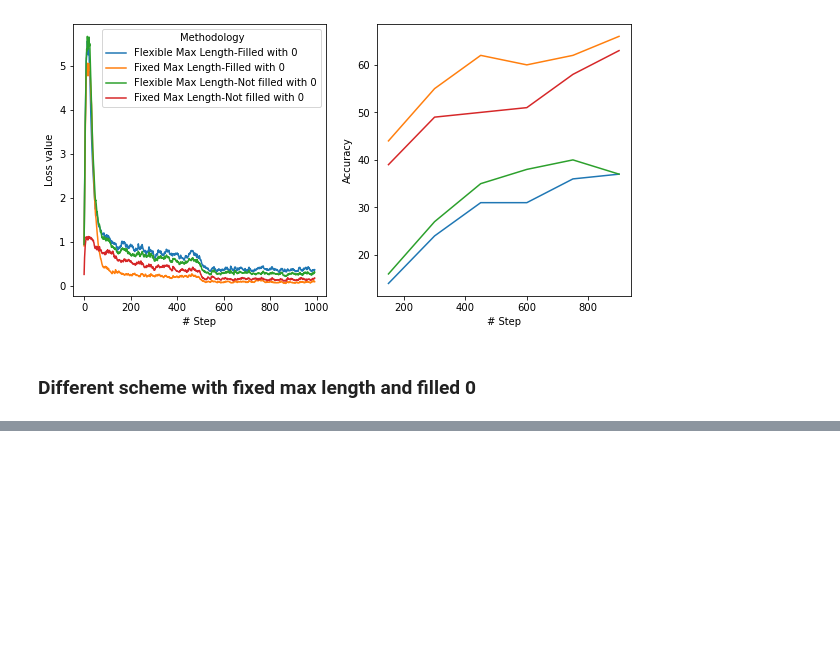
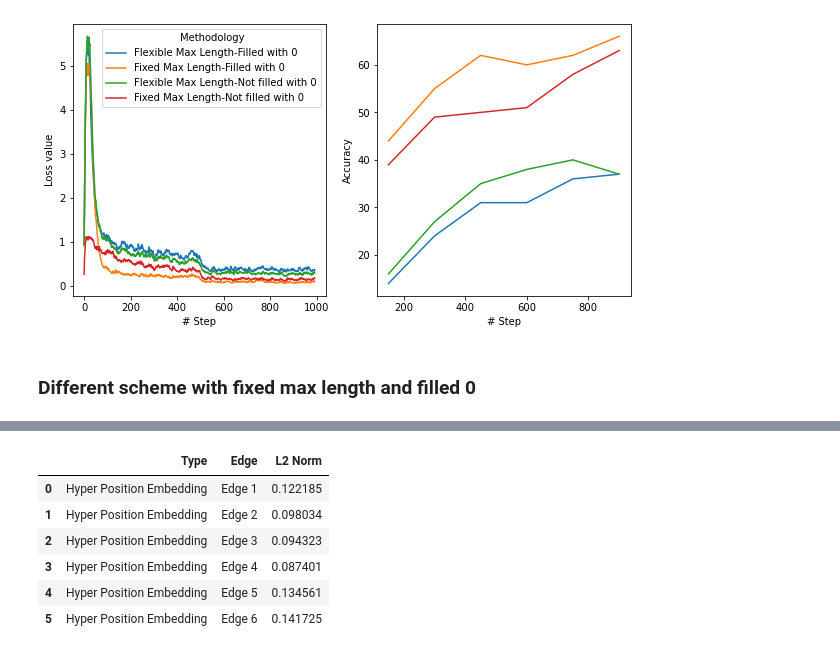
Before and after one commit to huynhducloi00/label-words-are-anchors, a Jupyter notebook: verify_unifiedqa/google-t5/plot_options.ipynb, the cells around one changed output, grey strips where cells are left out. Drawn from its saved outputs; the diff is of its cells as text; code cells hidden in the pictures; blank space fills up the shorter version.

```diff
--- a/verify_unifiedqa/google-t5/plot_options.ipynb
+++ b/verify_unifiedqa/google-t5/plot_options.ipynb
@@ -62,0 +104,10 @@ ax[1].legend().remove()
+# %%
+df_norm
+# %% [output]
+|  | Type | Edge | L2 Norm |
+| 0 | Hyper Position Embedding | Edge 1 | 0.122185 |
+| 1 | Hyper Position Embedding | Edge 2 | 0.098034 |
+| 2 | Hyper Position Embedding | Edge 3 | 0.094323 |
+| 3 | Hyper Position Embedding | Edge 4 | 0.087401 |
+| 4 | Hyper Position Embedding | Edge 5 | 0.134561 |
+| 5 | Hyper Position Embedding | Edge 6 | 0.141725 |
```
Also changed, not shown: parts of 7 cells of this notebook.
